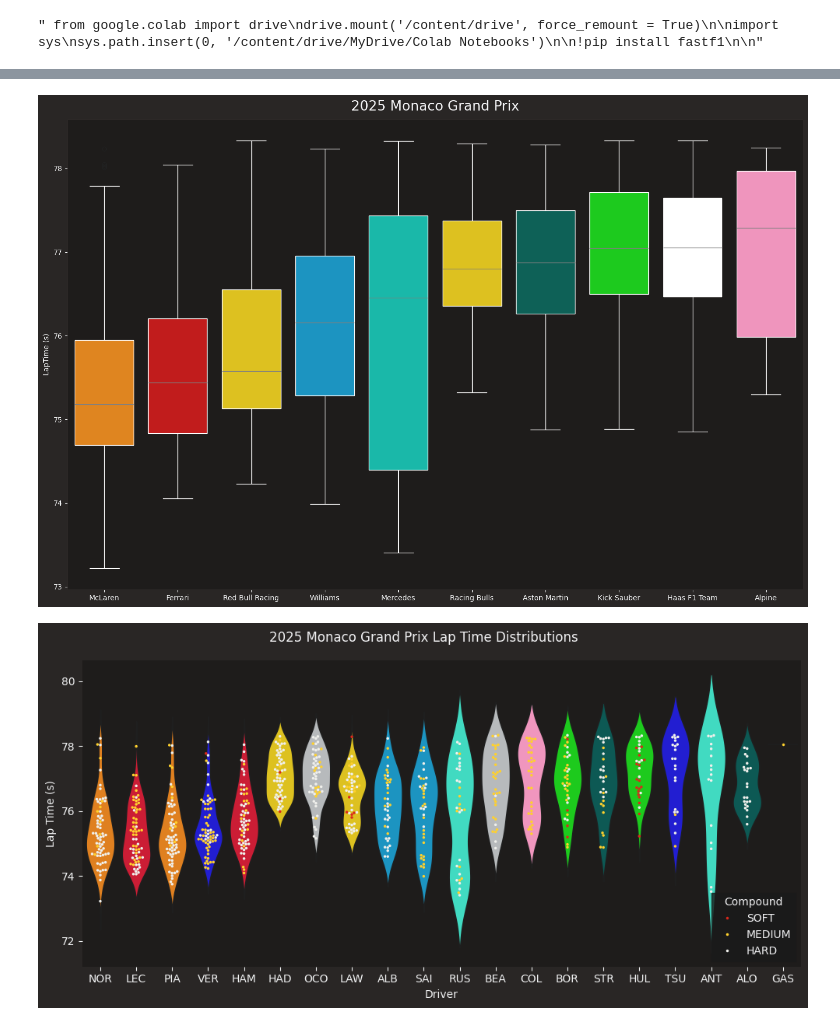
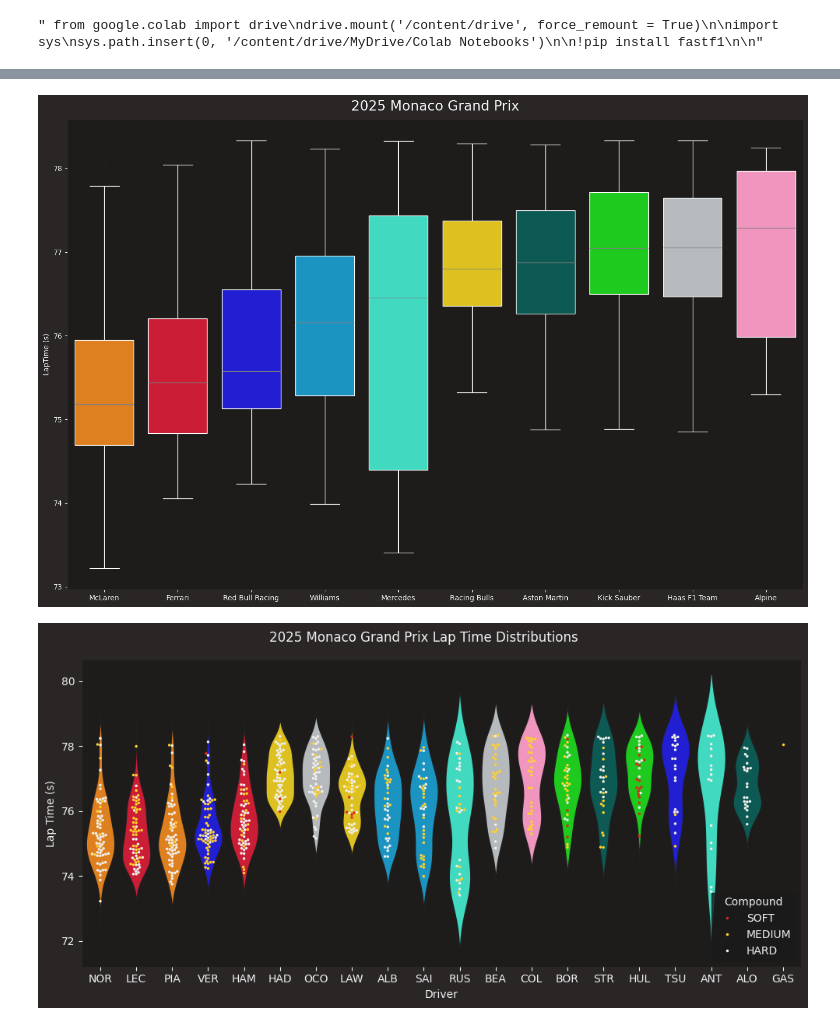
Before and after one commit to brian6030/fastf1_util_functions, a Jupyter notebook: race_session_example.ipynb, the cells around one changed output, grey strips where cells are left out. Saved outputs shown, nothing was run; the diff lists cells and outputs as text; code cells hidden in the pictures.

Commit message:
Fixed deprecated def & update util functions for qualifying

```diff
--- a/race_session_example.ipynb
+++ b/race_session_example.ipynb
@@ -28,4 +31,4 @@ import fastf1_race_util
 # %%
-session = fastf1.get_session(2025, 8, 'r')
-session.load()
+race = fastf1.get_session(2025, 8, 'r')
+race.load()
 # %% [output]
@@ -44,7 +48,7 @@ req            INFO     Using cached data for weather_data
 req            INFO     Using cached data for race_control_messages
 core           INFO     Finished loading data for 20 drivers: ['4', '16', '81', '1', '44', '6', '31', '30', '23', '55', '63', '87', '43', '5', '18', '27', '22', '12', '14', '10']
 # %%
-laps = session.laps.pick_quicklaps()
+laps = race.laps.pick_quicklaps()
 transformed_laps = laps.copy()
 transformed_laps.loc[:, "LapTime (s)"] = laps["LapTime"].dt.total_seconds()
 # Get compound colors
@@ -61,16 +65,16 @@ team_order = (
 )
 print(team_order)
 
-team_palette = {team: fastf1.plotting.team_color(team) for team in team_order}
+team_palette = {team: fastf1.plotting.get_team_color(team, race) for team in team_order}
 
-drivers = session.drivers
-driver_laps = session.laps.pick_drivers(drivers).pick_quicklaps()
+drivers = race.drivers
+driver_laps = race.laps.pick_drivers(drivers).pick_quicklaps()
 driver_laps = driver_laps.reset_index()
 
-finishing_order = [session.get_driver(i)["Abbreviation"] for i in drivers]
+finishing_order = [race.get_driver(i)["Abbreviation"] for i in drivers]
 print('Finishing order: ', finishing_order)
 driver_colors = {}
 for driver_abbr in driver_laps['Driver'].unique():
-    color = fastf1.plotting.get_driver_color(driver_abbr, session)
+    color = fastf1.plotting.get_driver_color(driver_abbr, race)
     driver_colors[driver_abbr] = color
 # %% [output]
@@ -85,15 +86,15 @@ Index(['McLaren', 'Ferrari', 'Red Bull Racing', 'Williams', 'Mercedes',
       dtype='object', name='Team')
 Finishing order:  ['NOR', 'LEC', 'PIA', 'VER', 'HAM', 'HAD', 'OCO', 'LAW', 'ALB', 'SAI', 'RUS', 'BEA', 'COL', 'BOR', 'STR', 'HUL', 'TSU', 'ANT', 'ALO', 'GAS']
 # %%
-fastf1_util.plot_laptimes_boxplot(
+fastf1_race_util.plot_laptimes_boxplot(
     data=transformed_laps,
     x="Team",
     y="LapTime (s)",
     hue="Team",
     order=team_order,
     palette=team_palette,
     title="2025 Monaco Grand Prix"
 )
 # %% [output]
-[figure, old version]
+[figure, new version]
 # %%
```
Also changed, not shown: parts of 7 cells of this notebook, 3 other files.
